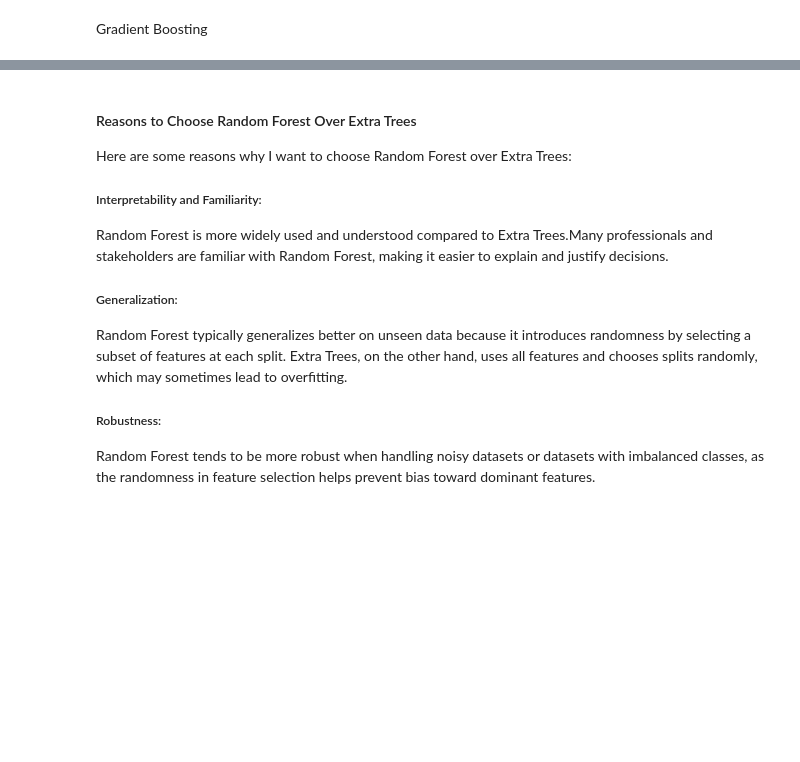
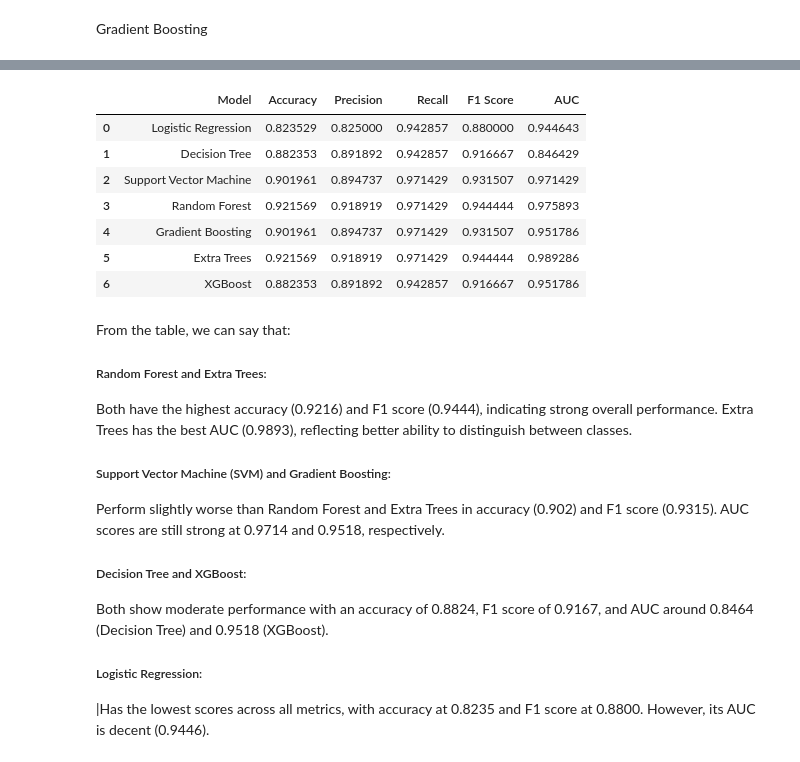
Before and after one commit to charitha-duvvuru/charitha-GlucoSense-Infy-Nov24, a Jupyter notebook: Modelling.ipynb, the cells around one changed output, grey strips where cells are left out. Drawn from its saved outputs; the diff is of its cells as text; code cells hidden in the pictures; blank space fills up the shorter version.

```diff
--- a/Modelling.ipynb
+++ b/Modelling.ipynb
@@ -859,23 +662,0 @@ Extra Trees and Random Forest achieve the highest F1 Score, demonstrating a good
-# %%
-metrics = ['Accuracy', 'Precision', 'Recall', 'F1-Score']
-colors = ['skyblue', 'lightgreen', 'salmon', 'gold', 'violet']
-scores = res[metrics].values
-models = res['Model']
-fig, axes = plt.subplots(2, 3, figsize=(28, 20))
-for i, metric in enumerate(metrics):
-    row = i // 3
-    col = i % 3
-    ax = axes[row, col]
-    metric_scores = scores[:, i]
-    ax.pie(metric_scores, labels=models, autopct='%1.1f%%', colors=colors,
-           textprops={'fontsize': 18})
-    ax.set_title(f"{metric} of All Models", fontsize=24)
-auc_scores = res['AUC'].values
-ax_auc = axes[1, 1]
-ax_auc.pie(auc_scores, labels=models, autopct='%1.1f%%', colors=colors,
-           textprops={'fontsize': 14})
-ax_auc.set_title("AUC of All Models", fontsize=24)
-axes[1, 2].axis('off')
-plt.suptitle("Performance Metrics of All Models", fontsize=30)
-plt.tight_layout()
-plt.show()
@@ -887,12 +663,44 @@ Extra Trees and Random Forest stand out as the most promising models due to thei
-# %% [markdown]
-#### Reasons to Choose Random Forest Over Extra Trees
-Here are some reasons why I want to choose Random Forest over Extra Trees:
-
-##### Interpretability and Familiarity:
-Random Forest is more widely used and understood compared to Extra Trees.Many professionals and stakeholders are familiar with Random Forest, making it easier to explain and justify decisions.
-
-##### Generalization:
-Random Forest typically generalizes better on unseen data because it introduces randomness by selecting a subset of features at each split. Extra Trees, on the other hand, uses all features and chooses splits randomly, which may sometimes lead to overfitting.
-
-##### Robustness:
-Random Forest tends to be more robust when handling noisy datasets or datasets with imbalanced classes, as the randomness in feature selection helps prevent bias toward dominant features.
+# %%
+results = []
+for model_name, model in models.items():
+    model.fit(X_train, y_train)
+    y_pred = model.predict(X_test)
+    y_prob = model.predict_proba(X_test)[:, 1] if hasattr(model, 'predict_proba') else None
+    accuracy = accuracy_score(y_test, y_pred)
+    precision = precision_score(y_test, y_pred)
+    recall = recall_score(y_test, y_pred)
+    f1 = f1_score(y_test, y_pred)
+    auc = roc_auc_score(y_test, y_prob) if y_prob is not None else None
+    results.append({
+        'Model': model_name,
+        'Accuracy': accuracy,
+        'Precision': precision,
+        'Recall': recall,
+        'F1 Score': f1,
+        'AUC': auc
+    })
+results_df = pd.DataFrame(results)
+results_df
+# %% [output]
+|  | Model | Accuracy | Precision | Recall | F1 Score | AUC |
+| 0 | Logistic Regression | 0.823529 | 0.825000 | 0.942857 | 0.880000 | 0.944643 |
+| 1 | Decision Tree | 0.882353 | 0.891892 | 0.942857 | 0.916667 | 0.846429 |
+| 2 | Support Vector Machine | 0.901961 | 0.894737 | 0.971429 | 0.931507 | 0.971429 |
+| 3 | Random Forest | 0.921569 | 0.918919 | 0.971429 | 0.944444 | 0.975893 |
+| 4 | Gradient Boosting | 0.901961 | 0.894737 | 0.971429 | 0.931507 | 0.951786 |
+| 5 | Extra Trees | 0.921569 | 0.918919 | 0.971429 | 0.944444 | 0.989286 |
+| 6 | XGBoost | 0.882353 | 0.891892 | 0.942857 | 0.916667 | 0.951786 |
+# %% [markdown]
+From the table, we can say that:
+
+##### Random Forest and Extra Trees:
+Both have the highest accuracy (0.9216) and F1 score (0.9444), indicating strong overall performance. Extra Trees has the best AUC (0.9893), reflecting better ability to distinguish between classes.
+
+##### Support Vector Machine (SVM) and Gradient Boosting:
+Perform slightly worse than Random Forest and Extra Trees in accuracy (0.902) and F1 score (0.9315). AUC scores are still strong at 0.9714 and 0.9518, respectively.
+
+##### Decision Tree and XGBoost:
+Both show moderate performance with an accuracy of 0.8824, F1 score of 0.9167, and AUC around 0.8464 (Decision Tree) and 0.9518 (XGBoost).
+
+##### Logistic Regression:
+|Has the lowest scores across all metrics, with accuracy at 0.8235 and F1 score at 0.8800. However, its AUC is decent (0.9446).
```
Also changed, not shown: parts of 53 cells of this notebook.
